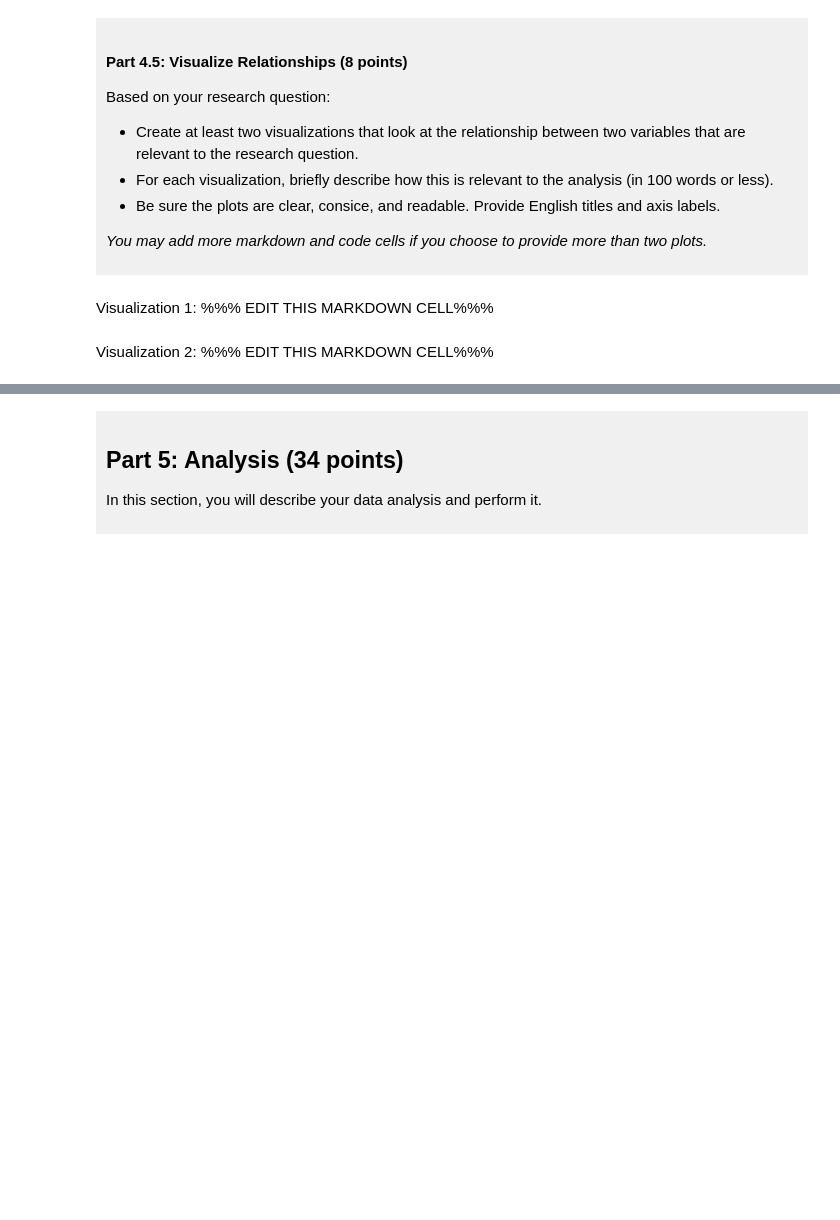
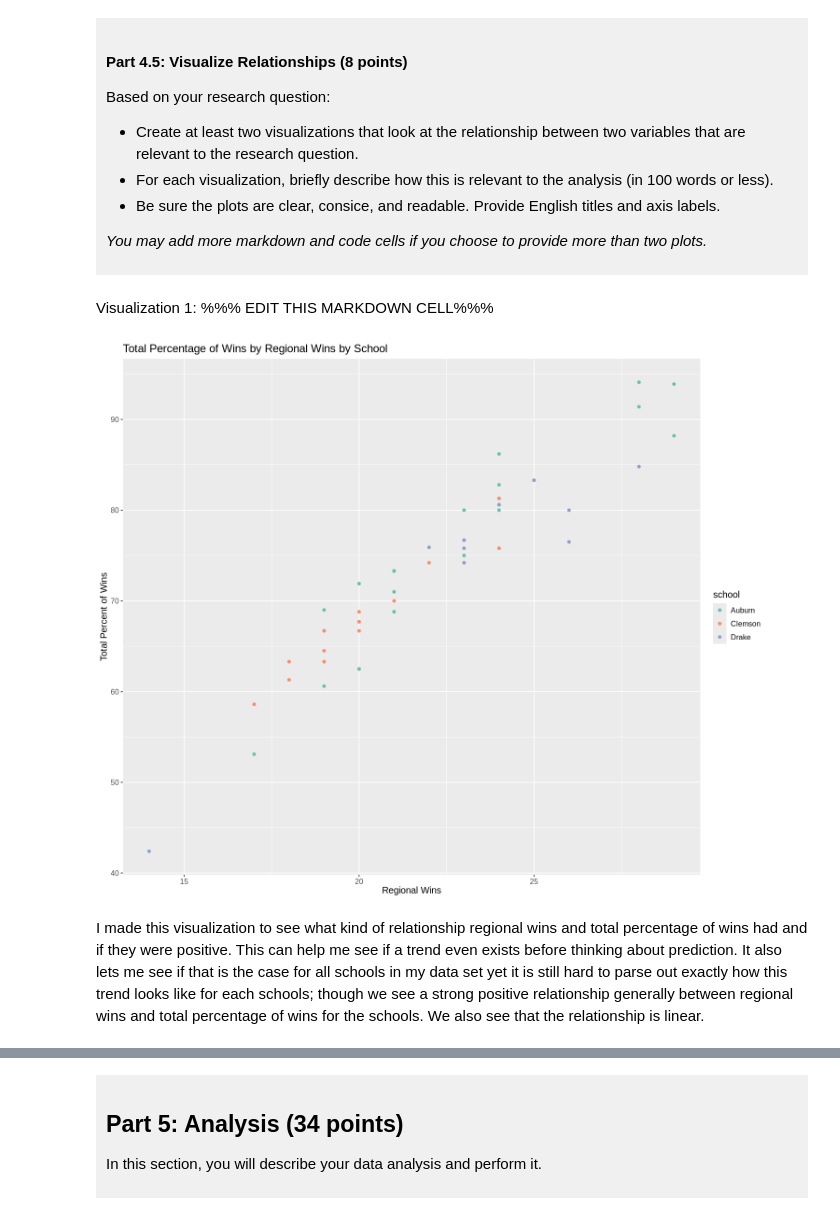
Before and after one commit to ksadani2006-afk/dsci-100-project-karma-elsaadani, a Jupyter notebook: dsci-100-project-notebook.ipynb, the cells around one changed output, grey strips where cells are left out. Saved outputs shown, nothing was run; the diff lists cells and outputs as text; code cells hidden in the pictures; blank space fills up the shorter version.

```diff
--- a/dsci-100-project-notebook.ipynb
+++ b/dsci-100-project-notebook.ipynb
@@ -316,7 +403,14 @@ Based on your research question:
 # %% [markdown]
 Visualization 1: %%% EDIT THIS MARKDOWN CELL%%%
 # %%
-### EDIT THIS CODE CELL FOR VISUALIZATION 1###
+scatterplot_reg_wins_and_total_wins <- ggplot(final_tidy_diverse_data, aes(x = reg_wins, y = total_wins_pct, color = school)) +
+  geom_point() +
+  xlab("Regional Wins") +
+  ylab("Total Percent of Wins") + scale_color_brewer(palette = "Set2") +
+  theme(text = element_text(size = 12)) + ggtitle("Total Percentage of Wins by Regional Wins by School")
+scatterplot_reg_wins_and_total_wins
+# %% [output]
+[figure, added]
 # %% [markdown]
-Visualization 2: %%% EDIT THIS MARKDOWN CELL%%%
+I made this visualization to see what kind of relationship regional wins and total percentage of wins had and if they were positive. This can help me see if a trend even exists before thinking about prediction. It also lets me see if that is the case for all schools in my data set yet it is still hard to parse out exactly how this trend looks like for each schools; though we see a strong positive relationship generally between regional wins and total percentage of wins for the schools. We also see that the relationship is linear.
 # %%
```
Also changed, not shown: parts of 12 cells of this notebook.
